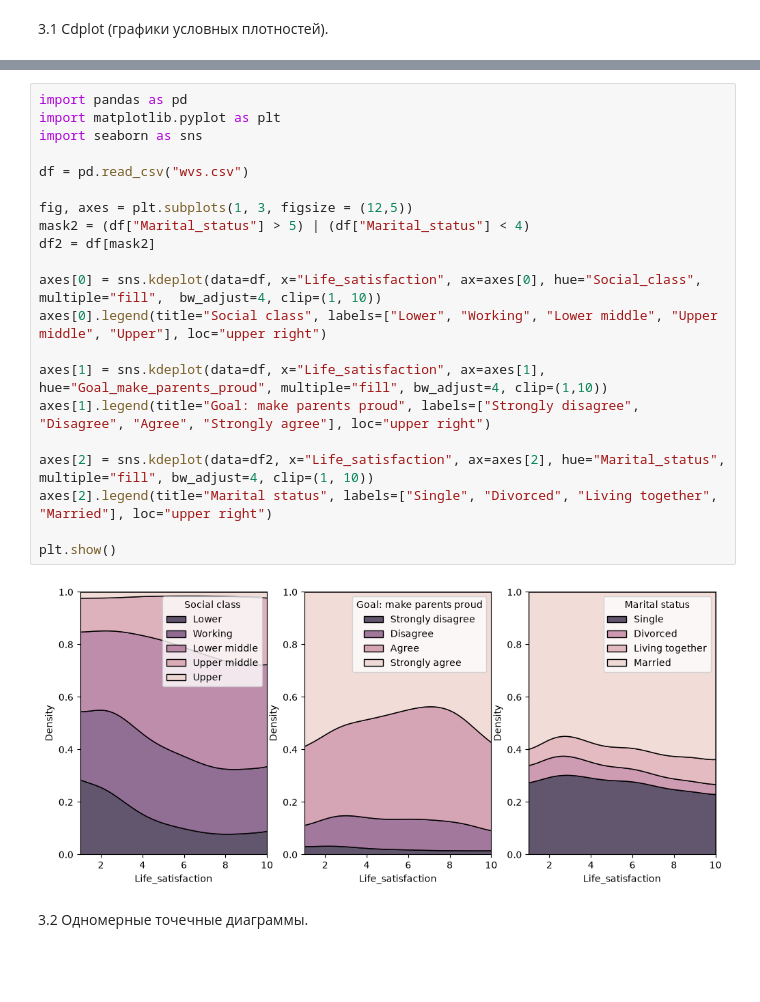
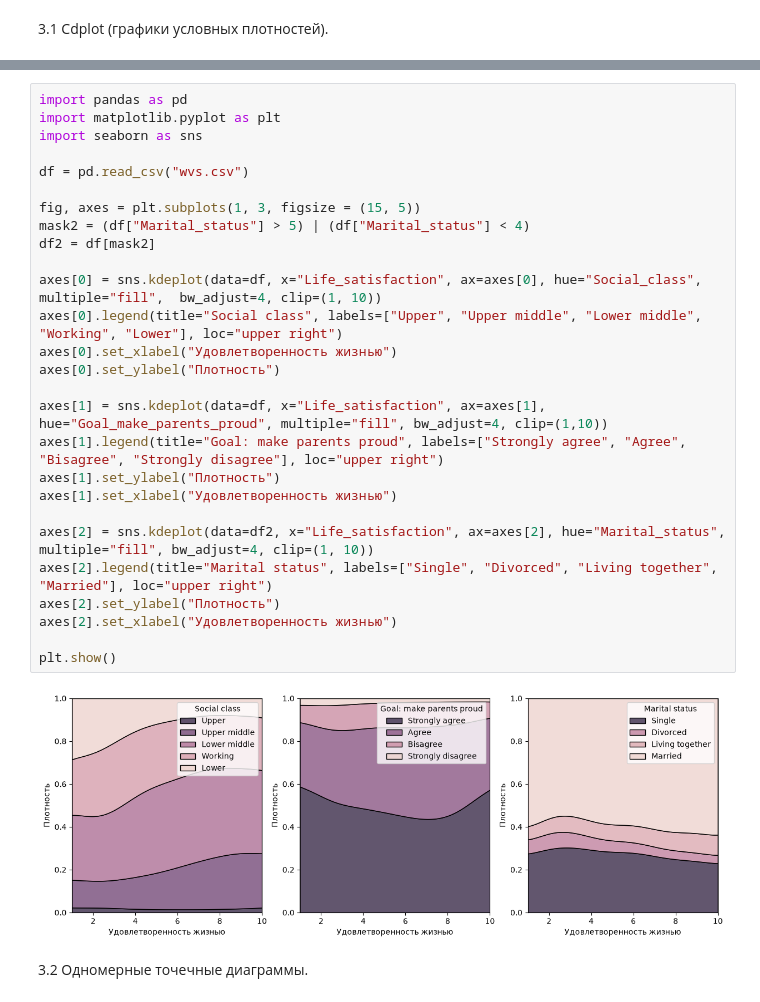
Before and after one commit to chaosmagnvm/wvs-data-analysis, a Jupyter notebook: stats_wvs.ipynb, the cells around one changed output, grey strips where cells are left out. Cells and saved outputs as stored; diff of their text form; blank space fills up the shorter version.

```diff
--- a/stats_wvs.ipynb
+++ b/stats_wvs.ipynb
@@ -103,26 +111,32 @@ plt.show()
 # %%
 import pandas as pd
 import matplotlib.pyplot as plt
 import seaborn as sns
 
 df = pd.read_csv("wvs.csv")
 
-fig, axes = plt.subplots(1, 3, figsize = (12,5))
+fig, axes = plt.subplots(1, 3, figsize = (15, 5))
 mask2 = (df["Marital_status"] > 5) | (df["Marital_status"] < 4)
 df2 = df[mask2]
 
 axes[0] = sns.kdeplot(data=df, x="Life_satisfaction", ax=axes[0], hue="Social_class", multiple="fill",  bw_adjust=4, clip=(1, 10))
-axes[0].legend(title="Social class", labels=["Lower", "Working", "Lower middle", "Upper middle", "Upper"], loc="upper right")
+axes[0].legend(title="Social class", labels=["Upper", "Upper middle", "Lower middle", "Working", "Lower"], loc="upper right")
+axes[0].set_xlabel("Удовлетворенность жизнью")
+axes[0].set_ylabel("Плотность")
 
 axes[1] = sns.kdeplot(data=df, x="Life_satisfaction", ax=axes[1], hue="Goal_make_parents_proud", multiple="fill", bw_adjust=4, clip=(1,10))
-axes[1].legend(title="Goal: make parents proud", labels=["Strongly disagree", "Disagree", "Agree", "Strongly agree"], loc="upper right")
+axes[1].legend(title="Goal: make parents proud", labels=["Strongly agree", "Agree", "Вisagree", "Strongly disagree"], loc="upper right")
+axes[1].set_ylabel("Плотность")
+axes[1].set_xlabel("Удовлетворенность жизнью")
 
 axes[2] = sns.kdeplot(data=df2, x="Life_satisfaction", ax=axes[2], hue="Marital_status", multiple="fill", bw_adjust=4, clip=(1, 10))
 axes[2].legend(title="Marital status", labels=["Single", "Divorced", "Living together", "Married"], loc="upper right")
+axes[2].set_ylabel("Плотность")
+axes[2].set_xlabel("Удовлетворенность жизнью")
 
 plt.show()
 # %% [output]
-[figure, old version]
+[figure, new version]
 # %% [markdown]
 3.2 Одномерные точечные диаграммы.
 # %%
```
Also changed, not shown: parts of 15 cells of this notebook, 1 other file.
